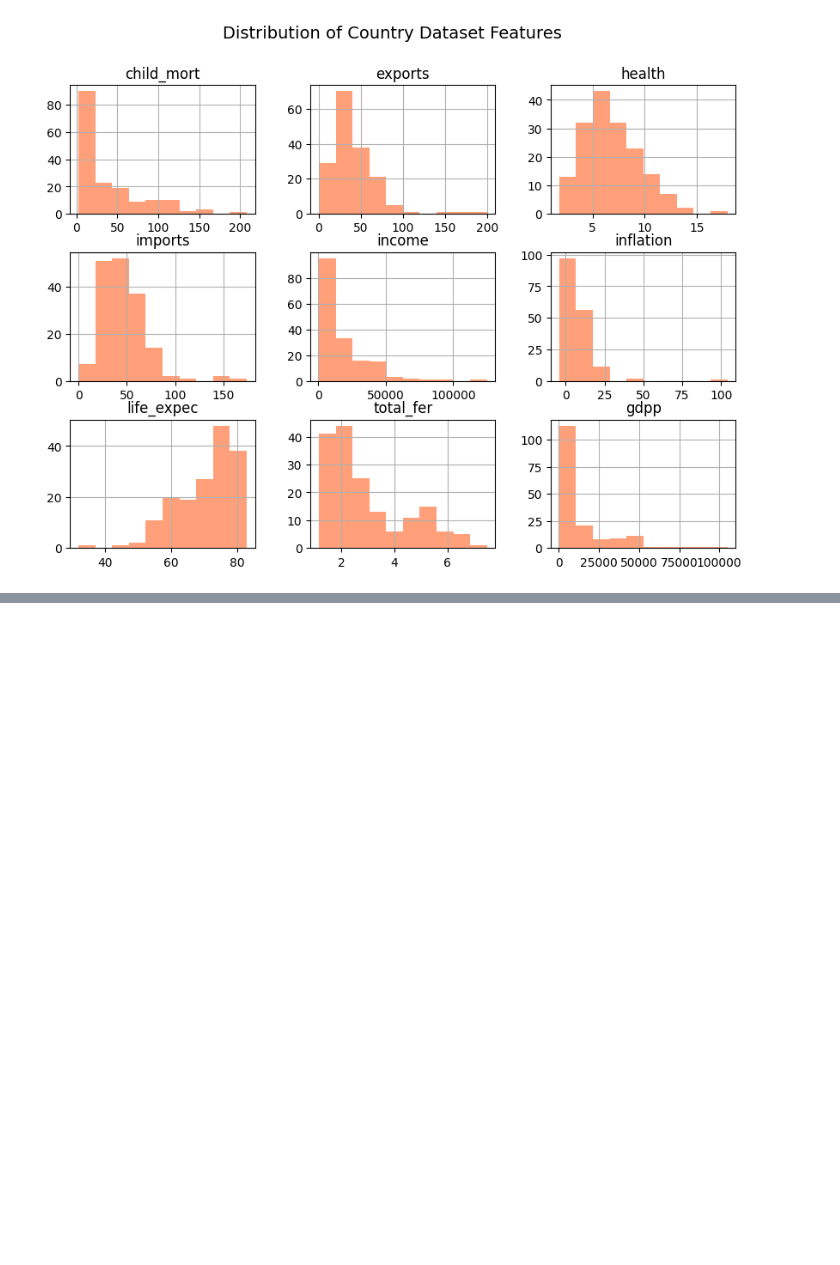
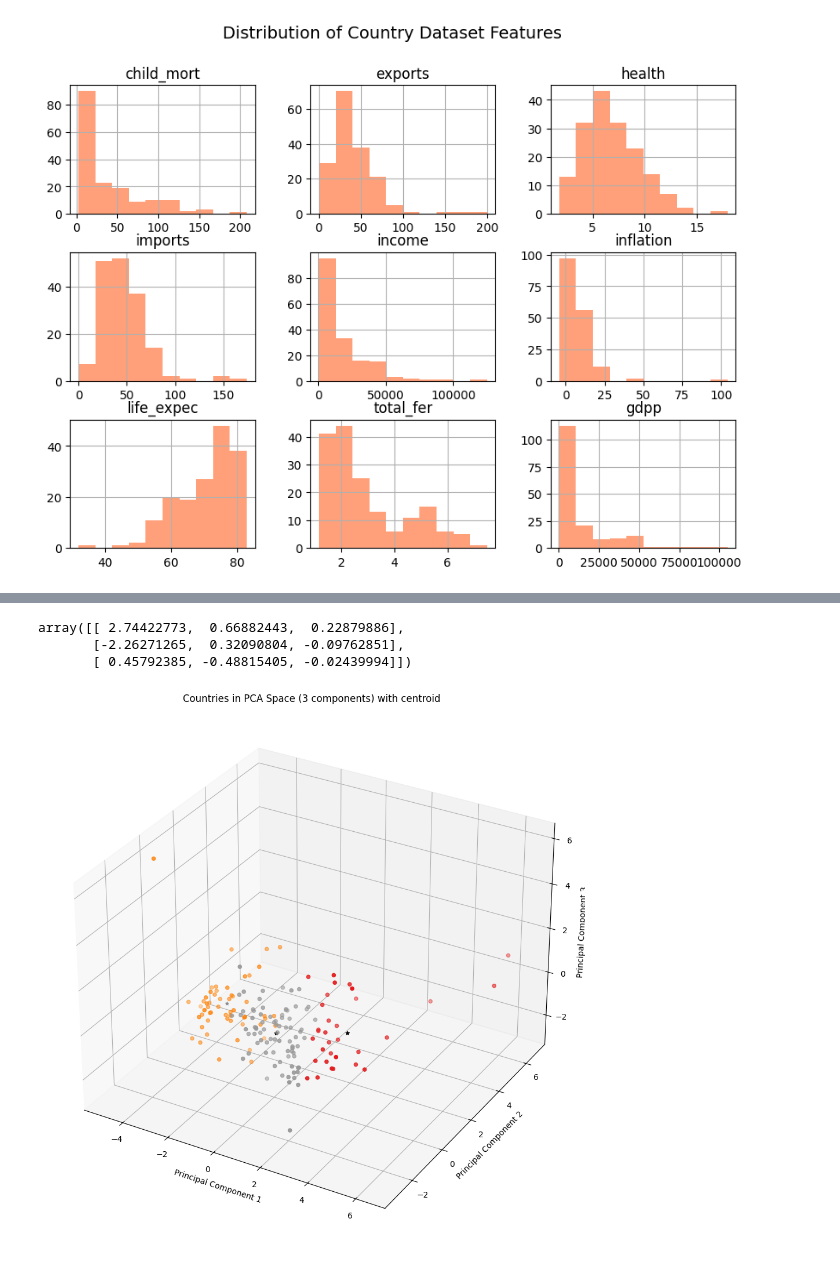
Before and after one commit to bytesbyt/ds_help_country, a Jupyter notebook: country.ipynb, the cells around one changed output, grey strips where cells are left out. Cells and saved outputs as stored; diff of their text form; code cells hidden in the pictures; blank space fills up the shorter version.

```diff
--- a/country.ipynb
+++ b/country.ipynb
@@ -87,0 +146,9 @@ plt.show()
+# %%
+## dimensionality reduction
+pca = PCA(n_components=3)
+reduced_data = pca.fit_transform(scaled_features)
+# %%
+# Use the cluster to be 3
+km = KMeans(n_clusters=3)
+y_predicted = km.fit_predict(reduced_data)
+y_predicted
@@ -87,0 +164,5 @@ plt.show()
+# %%
+# put the cluster into the dataframe
+df['Cluster'] = y_predicted
+
+df
@@ -87,0 +183,24 @@ plt.show()
+# %%
+# centroid
+km.cluster_centers_
+# %% [output]
+array([[ 2.74422773,  0.66882443,  0.22879886],
+       [-2.26271265,  0.32090804, -0.09762851],
+       [ 0.45792385, -0.48815405, -0.02439994]])
+# %%
+fig = plt.figure(figsize=(16, 12))
+ax = fig.add_subplot(111, projection='3d')
+
+# Create a scatter plot in 3D
+scatter = ax.scatter(reduced_data[:, 0], reduced_data[:, 1], reduced_data[:, 2], c=df["Cluster"], cmap="Set1")
+scatter = ax.scatter(km.cluster_centers_[:, 0], km.cluster_centers_[:, 1], color = 'black', marker='*', label = 'centroid')
+
+# Add title and labels
+ax.set_xlabel("Principal Component 1")
+ax.set_ylabel("Principal Component 2")
+ax.set_zlabel("Principal Component 3")
+plt.title("Countries in PCA Space (3 components) with centroid")
+
+plt.show()
+# %% [output]
+[figure, added]
```
Also changed, not shown: parts of 10 cells of this notebook.
